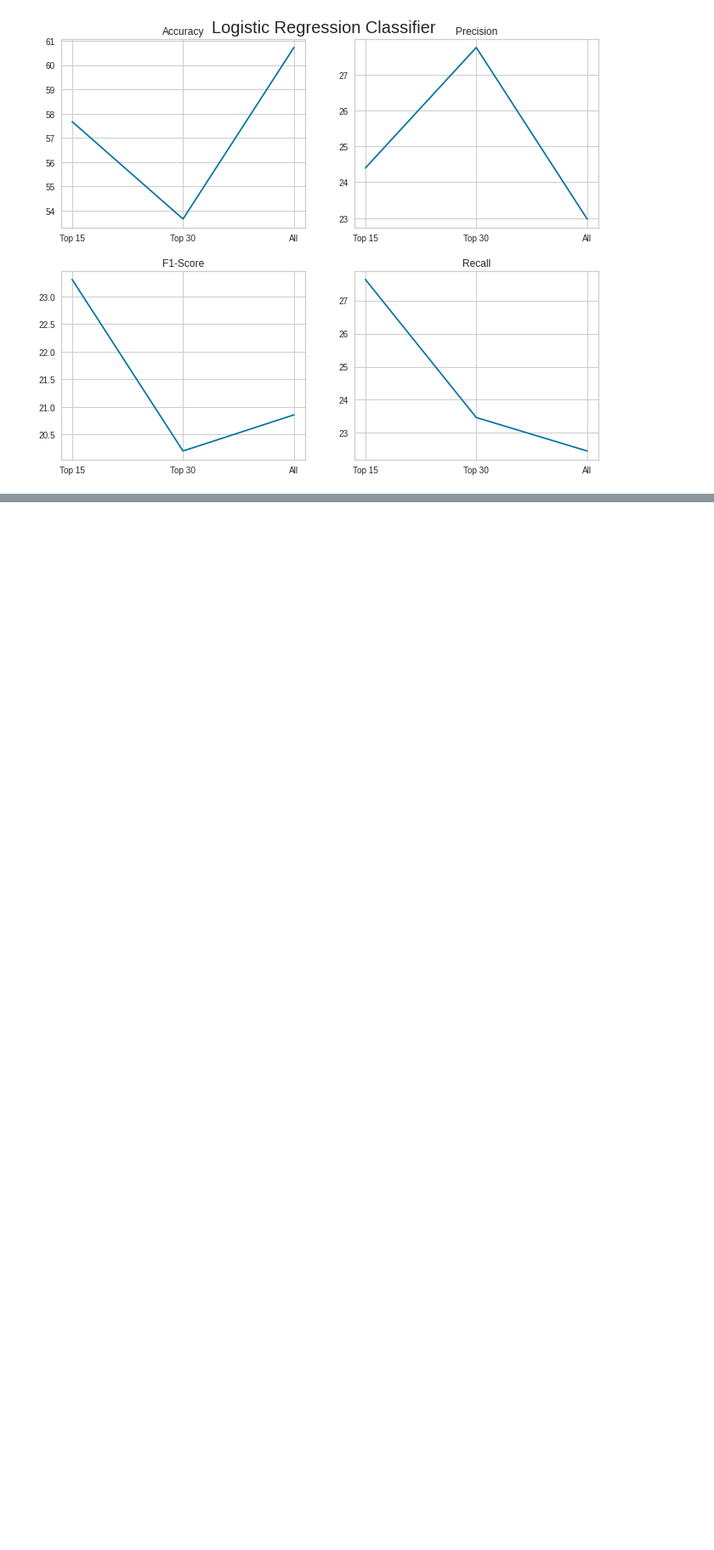
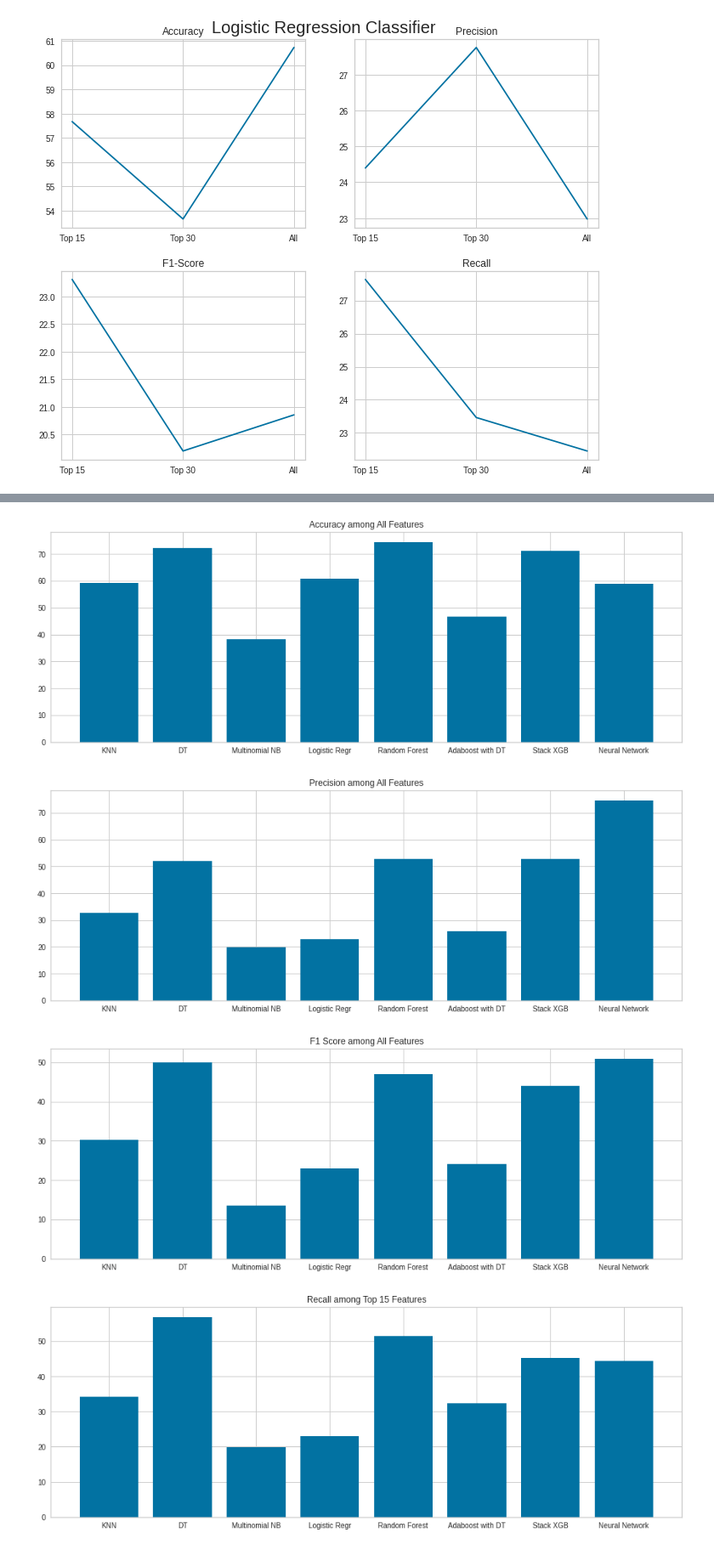
Before and after one commit to ishaak15/UNSW-IDS-Feature-Selection, a Jupyter notebook: Training_and_Testing.ipynb, the cells around one changed output, grey strips where cells are left out. Shown at 85% size. Drawn from its saved outputs; the diff is of its cells as text; code cells hidden in the pictures; blank space fills up the shorter version.

```diff
--- a/Training_and_Testing.ipynb
+++ b/Training_and_Testing.ipynb
@@ -1625,0 +1672,42 @@ Recall
+# %%
+#Accuracy
+#print("Accuracy")
+fig = plt.figure()
+ax = fig.add_axes([0,0,2,1])
+algo = ['KNN', 'DT', 'Multinomial NB', 'Logistic Regr','Random Forest',"Adaboost with DT","Stack XGB","Neural Network"]
+acc = [accKNNall*100,accDTall*100,accbayes_all*100,acclogisticRegr_all*100,accclfRF_all*100,accabcall*100,accXGBall*100,accNNall*100]
+ax.bar(algo,acc)
+plt.title("Accuracy among All Features")
+plt.show()
+#Precision
+#print("Precision")
+fig = plt.figure()
+ax = fig.add_axes([0,0,2,1])
+algo = ['KNN', 'DT', 'Multinomial NB', 'Logistic Regr','Random Forest',"Adaboost with DT","Stack XGB","Neural Network"]
+pre = [preKNNall*100,preDTall*100,prebayes_all*100,prelogisticRegr_all*100,preclfRF_all*100,preabcall*100,preXGBall*100,precision_NNall*100]
+ax.bar(algo,pre)
+plt.title("Precision among All Features")
+plt.show()
+#F1 Score
+#print("F1 Score")
+fig = plt.figure()
+ax = fig.add_axes([0,0,2,1])
+algo = ['KNN', 'DT', 'Multinomial NB', 'Logistic Regr','Random Forest',"Adaboost with DT","Stack XGB","Neural Network"]
+f1 = [f1KNNall*100,f1DTall*100,f1bayes_all*100,prelogisticRegr_all*100,f1clfRF_all*100,f1abcall*100,f1XGBall*100,f1_score_NNall*100]
+ax.bar(algo,f1)
+plt.title("F1 Score among All Features")
+plt.show()
+#Recall
+#print("Recall")
+fig = plt.figure()
+ax = fig.add_axes([0,0,2,1])
+algo = ['KNN', 'DT', 'Multinomial NB', 'Logistic Regr','Random Forest',"Adaboost with DT","Stack XGB","Neural Network"]
+re = [reKNNall*100,reDTall*100,rebayes_all*100,prelogisticRegr_all*100,reclfRF_all*100,reabcall*100,reXGBall*100,recall_NNall*100]
+ax.bar(algo,re)
+plt.title("Recall among Top 15 Features")
+plt.show()
+# %% [output]
+[figure, added]
+[figure, added]
+[figure, added]
+[figure, added]
```
Also changed, not shown: parts of 2 cells of this notebook.
